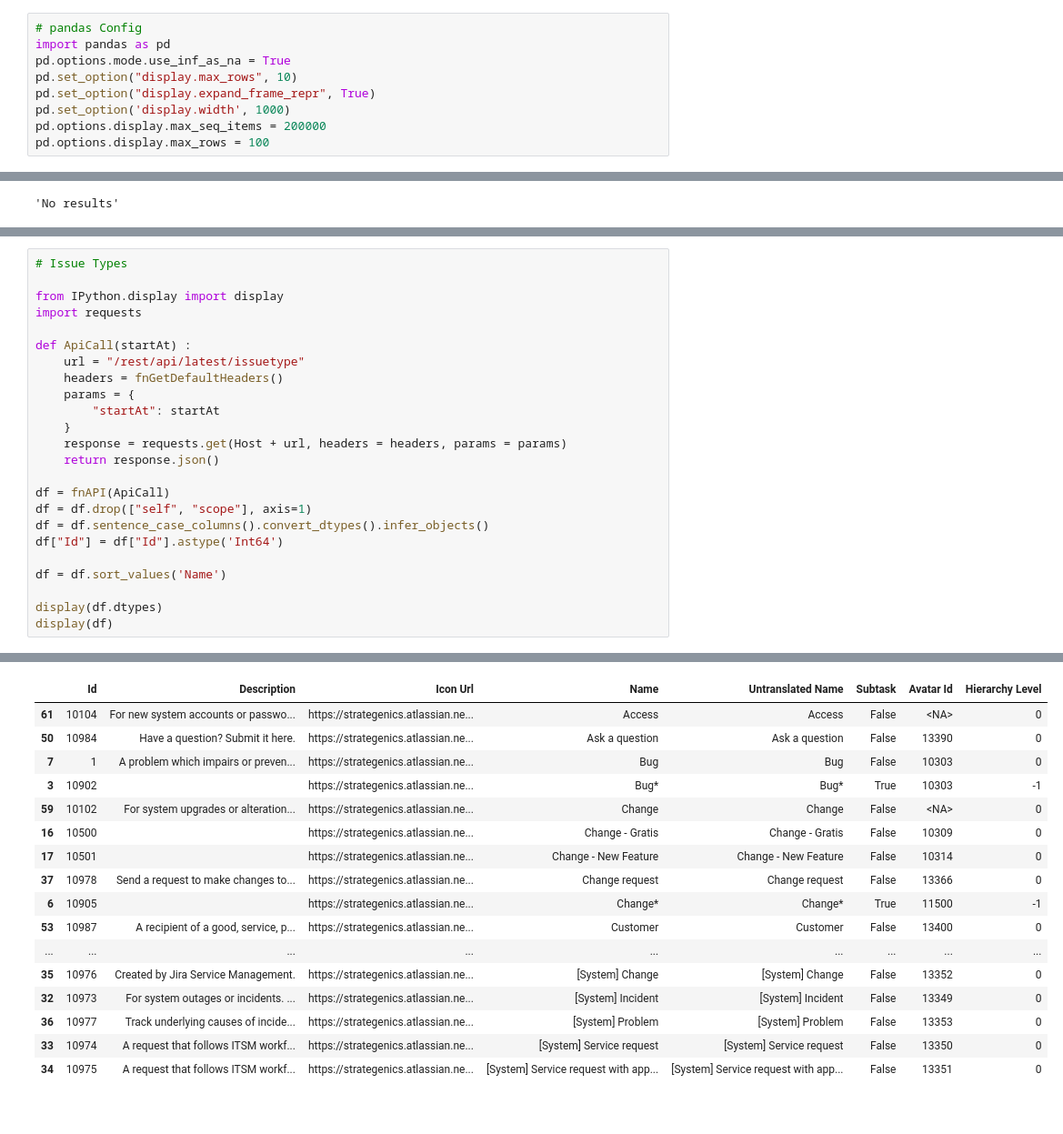
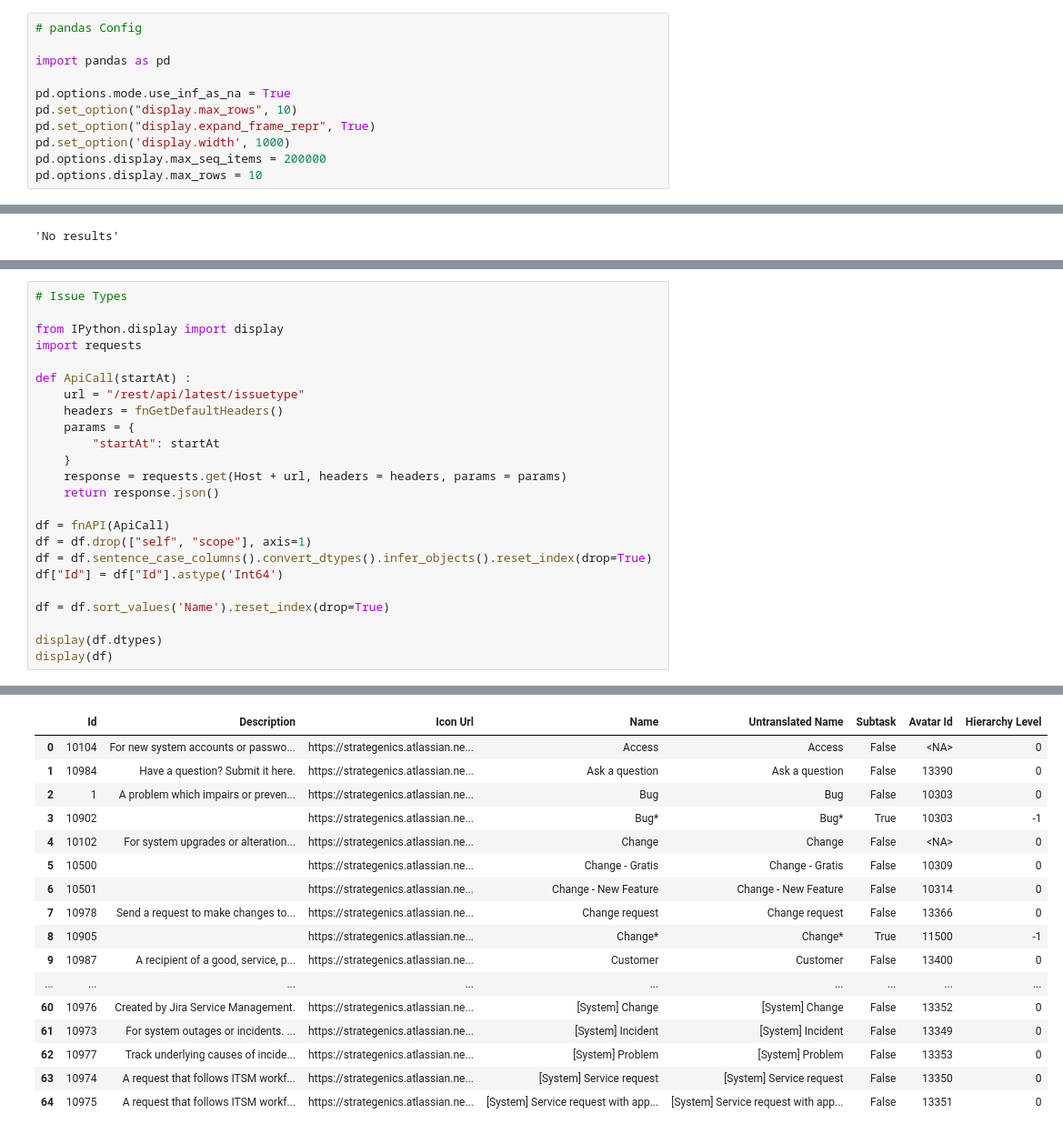
Before and after one commit to 7ft10/JiraCleaner, a Jupyter notebook: Jira_Foundation.ipynb, the cells around one changed output, grey strips where cells are left out. Shown: that part at 91% size. Saved outputs shown, nothing was run; the diff lists cells and outputs as text.

```diff
--- a/Jira_Foundation.ipynb
+++ b/Jira_Foundation.ipynb
@@ -7,13 +8,15 @@ if importlib.util.find_spec("pandas") is None:
 	os.system("pip install pandas")
 # %%
 # pandas Config
+
 import pandas as pd
+
 pd.options.mode.use_inf_as_na = True
 pd.set_option("display.max_rows", 10)
 pd.set_option("display.expand_frame_repr", True)
 pd.set_option('display.width', 1000)
 pd.options.display.max_seq_items = 200000
-pd.options.display.max_rows = 100
+pd.options.display.max_rows = 10
 # %%
 # Parameters
 
@@ -357,51 +340,51 @@ dtype: object
 from IPython.display import display
 import requests
 
 def ApiCall(startAt) :
     url = "/rest/api/latest/issuetype"
     headers = fnGetDefaultHeaders()
     params = {
         "startAt": startAt
     }
     response = requests.get(Host + url, headers = headers, params = params)
     return response.json()
 
 df = fnAPI(ApiCall)
 df = df.drop(["self", "scope"], axis=1)
-df = df.sentence_case_columns().convert_dtypes().infer_objects()
+df = df.sentence_case_columns().convert_dtypes().infer_objects().reset_index(drop=True)
 df["Id"] = df["Id"].astype('Int64')
 
-df = df.sort_values('Name')
+df = df.sort_values('Name').reset_index(drop=True)
 
 display(df.dtypes)
 display(df)
 # %% [output]
 Id                            Int64
 Description          string[python]
 Icon Url             string[python]
 Name                 string[python]
 Untranslated Name    string[python]
 Subtask                     boolean
 Avatar Id                     Int64
 Hierarchy Level               Int64
 dtype: object
 |  | Id | Description | Icon Url | Name | Untranslated Name | Subtask | Avatar Id | Hierarchy Level |
-| 61 | 10104 | For new system accounts or passwo... | https://strategenics.atlassian.ne... | Access | Access | False | <NA> | 0 |
-| 50 | 10984 | Have a question? Submit it here. | https://strategenics.atlassian.ne... | Ask a question | Ask a question | False | 13390 | 0 |
-| 7 | 1 | A problem which impairs or preven... | https://strategenics.atlassian.ne... | Bug | Bug | False | 10303 | 0 |
+| 0 | 10104 | For new system accounts or passwo... | https://strategenics.atlassian.ne... | Access | Access | False | <NA> | 0 |
+| 1 | 10984 | Have a question? Submit it here. | https://strategenics.atlassian.ne... | Ask a question | Ask a question | False | 13390 | 0 |
+| 2 | 1 | A problem which impairs or preven... | https://strategenics.atlassian.ne... | Bug | Bug | False | 10303 | 0 |
 | 3 | 10902 |  | https://strategenics.atlassian.ne... | Bug* | Bug* | True | 10303 | -1 |
-| 59 | 10102 | For system upgrades or alteration... | https://strategenics.atlassian.ne... | Change | Change | False | <NA> | 0 |
-| 16 | 10500 |  | https://strategenics.atlassian.ne... | Change - Gratis | Change - Gratis | False | 10309 | 0 |
-| 17 | 10501 |  | https://strategenics.atlassian.ne... | Change - New Feature | Change - New Feature | False | 10314 | 0 |
-| 37 | 10978 | Send a request to make changes to... | https://strategenics.atlassian.ne... | Change request | Change request | False | 13366 | 0 |
-| 6 | 10905 |  | https://strategenics.atlassian.ne... | Change* | Change* | True | 11500 | -1 |
-| 53 | 10987 | A recipient of a good, service, p... | https://strategenics.atlassian.ne... | Customer | Customer | False | 13400 | 0 |
+| 4 | 10102 | For system upgrades or alteration... | https://strategenics.atlassian.ne... | Change | Change | False | <NA> | 0 |
+| 5 | 10500 |  | https://strategenics.atlassian.ne... | Change - Gratis | Change - Gratis | False | 10309 | 0 |
+| 6 | 10501 |  | https://strategenics.atlassian.ne... | Change - New Feature | Change - New Feature | False | 10314 | 0 |
+| 7 | 10978 | Send a request to make changes to... | https://strategenics.atlassian.ne... | Change request | Change request | False | 13366 | 0 |
+| 8 | 10905 |  | https://strategenics.atlassian.ne... | Change* | Change* | True | 11500 | -1 |
+| 9 | 10987 | A recipient of a good, service, p... | https://strategenics.atlassian.ne... | Customer | Customer | False | 13400 | 0 |
 | ... | ... | ... | ... | ... | ... | ... | ... | ... |
-| 35 | 10976 | Created by Jira Service Management. | https://strategenics.atlassian.ne... | [System] Change | [System] Change | False | 13352 | 0 |
-| 32 | 10973 | For system outages or incidents. ... | https://strategenics.atlassian.ne... | [System] Incident | [System] Incident | False | 13349 | 0 |
-| 36 | 10977 | Track underlying causes of incide... | https://strategenics.atlassian.ne... | [System] Problem | [System] Problem | False | 13353 | 0 |
-| 33 | 10974 | A request that follows ITSM workf... | https://strategenics.atlassian.ne... | [System] Service request | [System] Service request | False | 13350 | 0 |
-| 34 | 10975 | A request that follows ITSM workf... | https://strategenics.atlassian.ne... | [System] Service request with app... | [System] Service request with app... | False | 13351 | 0 |
+| 60 | 10976 | Created by Jira Service Management. | https://strategenics.atlassian.ne... | [System] Change | [System] Change | False | 13352 | 0 |
+| 61 | 10973 | For system outages or incidents. ... | https://strategenics.atlassian.ne... | [System] Incident | [System] Incident | False | 13349 | 0 |
+| 62 | 10977 | Track underlying causes of incide... | https://strategenics.atlassian.ne... | [System] Problem | [System] Problem | False | 13353 | 0 |
+| 63 | 10974 | A request that follows ITSM workf... | https://strategenics.atlassian.ne... | [System] Service request | [System] Service request | False | 13350 | 0 |
+| 64 | 10975 | A request that follows ITSM workf... | https://strategenics.atlassian.ne... | [System] Service request with app... | [System] Service request with app... | False | 13351 | 0 |
 # %%
 # Project Types
 
```
Also changed, not shown: parts of 10 cells of this notebook, 3 other files.
